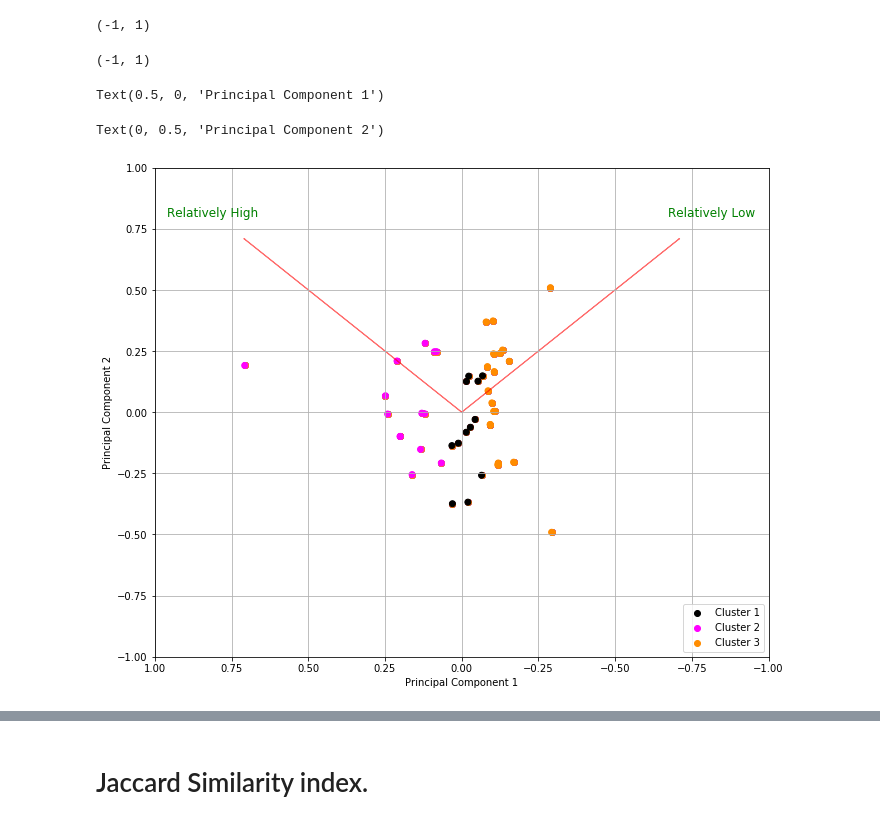
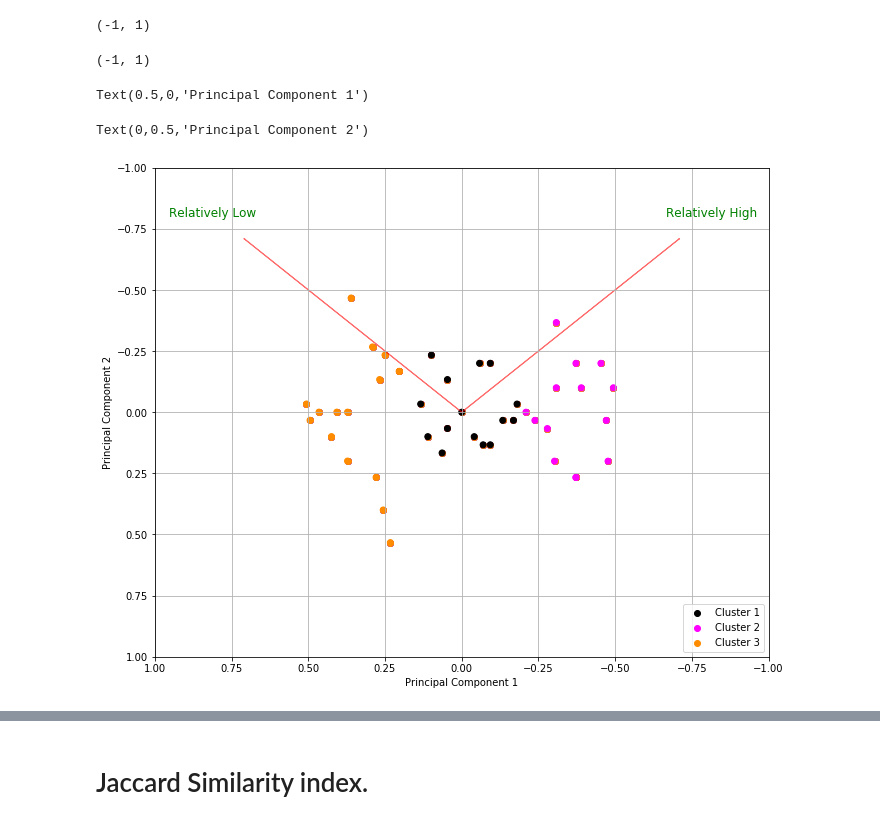
Before and after one commit to Guindillator/Certainty, a Jupyter notebook: Code_Figures_Certainty_Project.ipynb, the cells around one changed output, grey strips where cells are left out. Drawn from its saved outputs; the diff is of its cells as text; code cells hidden in the pictures.

```diff
--- a/Code_Figures_Certainty_Project.ipynb
+++ b/Code_Figures_Certainty_Project.ipynb
@@ -68,2 +55,3 @@ figure = iris.get_figure()
 # %%
-s123 = pd.read_csv("C:\\Users\\marpr\\Desktop\\docto\\respuestas-s123.csv", sep=',')
+s123 = pd.read_csv("C:\\Users\\marpr\\Desktop\\docto\\respuestas-s123 - copia.csv", sep=',')
+# s123
@@ -189,28 +145,19 @@ array([[16.30769231,  7.38461538,  1.61538462,  0.76923077],
 # %%
 m = (np.asarray(s123))
-# s1_array = (m[:, :4])
-s3_array = (m[:, 4:7])
+s3_array = pd.DataFrame(m[:, 4:7])
 
-lista = []
-for i in range(1,46):
-    lista.append([0])
-s3_array = (np.append(s3_array, lista, axis=1))
-
-# s2_array = (m[:, 7:9])
-s3_array_comp = clr(centralize(multiplicative_replacement(closure(s3_array), delta = 0.0001)))
-s3_array_comp = scale(s3_array_comp)
+s3_array_rank = s3_array.rank()
 
 range_s123 = range(1,11)
 s3_interia = []
-s3= pd.DataFrame(s3_array_comp)
-pcax3 = PCA(n_components=2).fit_transform(s3)
+s3= pd.DataFrame(s3_array_rank)
 
 pca = PCA()
 pcax3 = pca.fit_transform(s3)
 
 k = 3
 # Create a kmeans model on our data, using k clusters.  random_state helps ensure that the algorithm returns the same results each time.
-kmeans_model = KMeans(n_clusters=k, random_state=1).fit((pd.DataFrame(s3_array)).iloc[:, :])
+kmeans_model = KMeans(n_clusters=k, random_state=1).fit((pd.DataFrame(s3_array_rank)).iloc[:, :])
 
 # These are our fitted labels for clusters -- the first cluster has label 0, and the second has label 1.
 y = kmeans_model.labels_
@@ -256,7 +203,7 @@ plt.grid()
 
 #Call the function. Use only the 2 PCs.
 myplot(pcax3[:,0:2],np.transpose(pca.components_[0:2, :]))
-plt.savefig('biplot_pca_s3_compositional.png', dpi = 500)
+plt.savefig('biplot_pca_s3_rank.png', dpi = 500)
 plt.show()
 # %% [output]
 (-1, 1)
@@ -267,22 +214,19 @@ Text(0, 0.5, 'Principal Component 2')
 # %%
 m = (np.asarray(s123))
-# s1_array = (m[:, :4])
-# s3_array = (m[:, 4:7])
-s2_array = (m[:, 7:9])
-s2_array_comp = clr(centralize(multiplicative_replacement(closure(s2_array), delta = 0.0001)))
-s2_array_comp = scale(s2_array_comp)
+s2_array = pd.DataFrame(m[:, 7:9])
+
+s2_array_rank = s2_array.rank()
 
 range_s123 = range(1,11)
 s2_interia = []
-s2= pd.DataFrame(s2_array_comp)
-pcax2 = PCA(n_components=2).fit_transform(s2)
+s2= pd.DataFrame(s2_array_rank)
 
 pca = PCA()
 pcax2 = pca.fit_transform(s2)
 
 k = 3
 # Create a kmeans model on our data, using k clusters.  random_state helps ensure that the algorithm returns the same results each time.
-kmeans_model = KMeans(n_clusters=k, init='random', random_state=1).fit((pd.DataFrame(s2_array)).iloc[:, :])
+kmeans_model = KMeans(n_clusters=k, init='random', random_state=1).fit((pd.DataFrame(s2_array_rank)).iloc[:, :])
 
 # These are our fitted labels for clusters -- the first cluster has label 0, and the second has label 1.
 y = kmeans_model.labels_
@@ -301,36 +245,37 @@ def myplot(score,coeff,labels=None):
     plt.legend(loc = 4)
     d = ax.scatter(xs * scalex,ys * scaley, c = y, cmap=matplotlib.colors.ListedColormap(colors))
 #     for i in range(n):
     plt.arrow(0, 0, coeff[0,0], coeff[0,1],color = 'r',alpha = 0.5)
     if labels is None:
         plt.text(coeff[0,0]* 1.15, coeff[0,1] * 1.15, "Relatively High", color = 'g', ha = 'center', va = 'center', fontsize=12)
     else:
         plt.text(coeff[0,0]* 1.15, coeff[0,1] * 1.15, labels[0], color = 'g', ha = 'center', va = 'center')
 
     plt.arrow(0, 0, coeff[1,0], coeff[1,1],color = 'r',alpha = 0.5)
     if labels is None:
         plt.text(coeff[1,0]* 1.15, coeff[1,1] * 1.15, "Relatively Low", color = 'g', ha = 'center', va = 'center', fontsize=12)
     else:
         plt.text(coeff[1,0]* 1.15, coeff[1,1] * 1.15, labels[1], color = 'g', ha = 'center', va = 'center')
 
 
 
 plt.xlim(-1,1)
 plt.ylim(-1,1)
 plt.xlabel("Principal Component {}".format(1))
 plt.ylabel("Principal Component {}".format(2))
 plt.gca().invert_xaxis()
+plt.gca().invert_yaxis()
 plt.grid()
 
 #Call the function. Use only the 2 PCs.
 myplot(pcax2[:,0:2],np.transpose(pca.components_[0:2, :]))
-plt.savefig('biplot_pca_s2.1_compositional.png', dpi = 500)
+plt.savefig('biplot_pca_s2.1_rank.png', dpi = 500)
 plt.show()
 # %% [output]
 (-1, 1)
 (-1, 1)
-Text(0.5, 0, 'Principal Component 1')
+Text(0.5,0,'Principal Component 1')
-Text(0, 0.5, 'Principal Component 2')
+Text(0,0.5,'Principal Component 2')
-[figure, old version]
+[figure, new version]
 # %%
 m = (np.asarray(s123))
```
Also changed, not shown: parts of 11 cells of this notebook, 2 other files.
